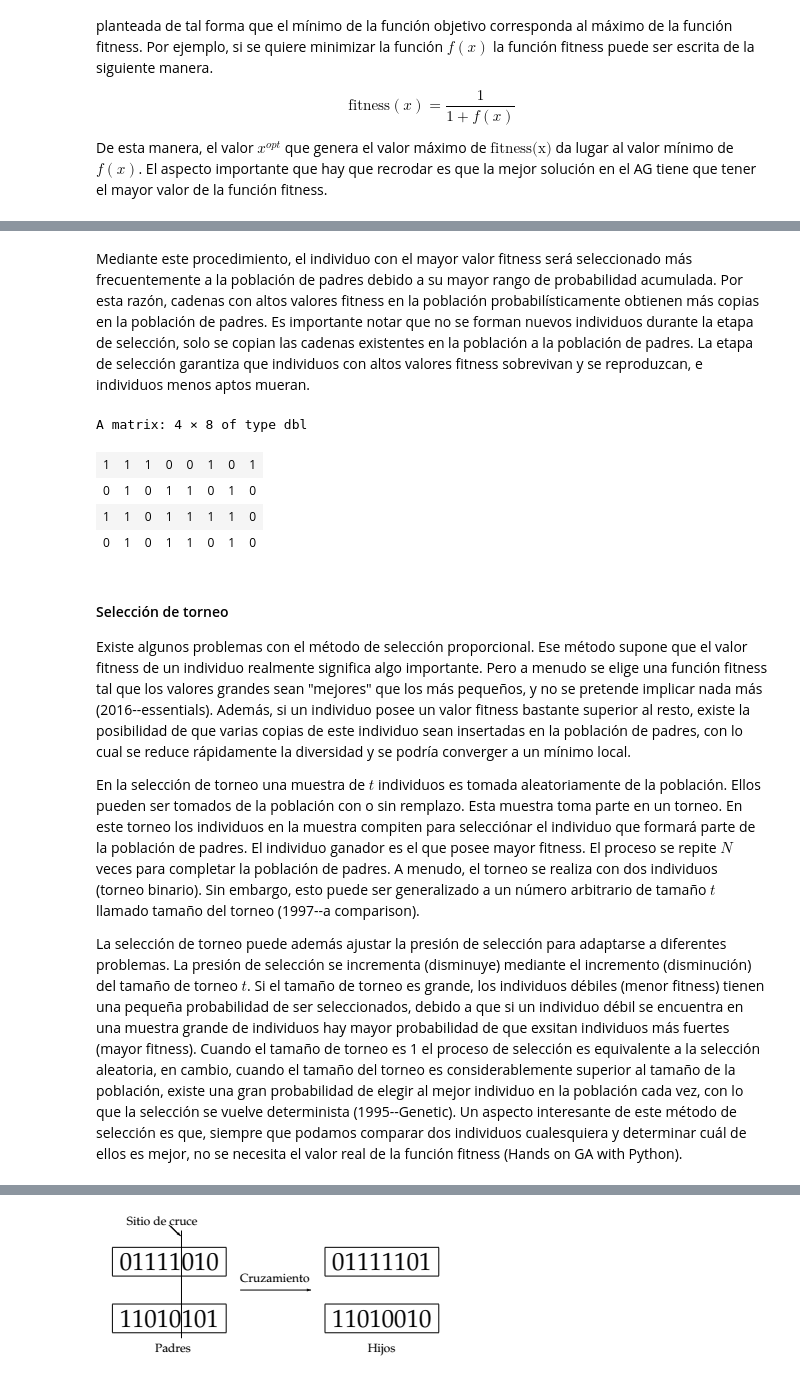
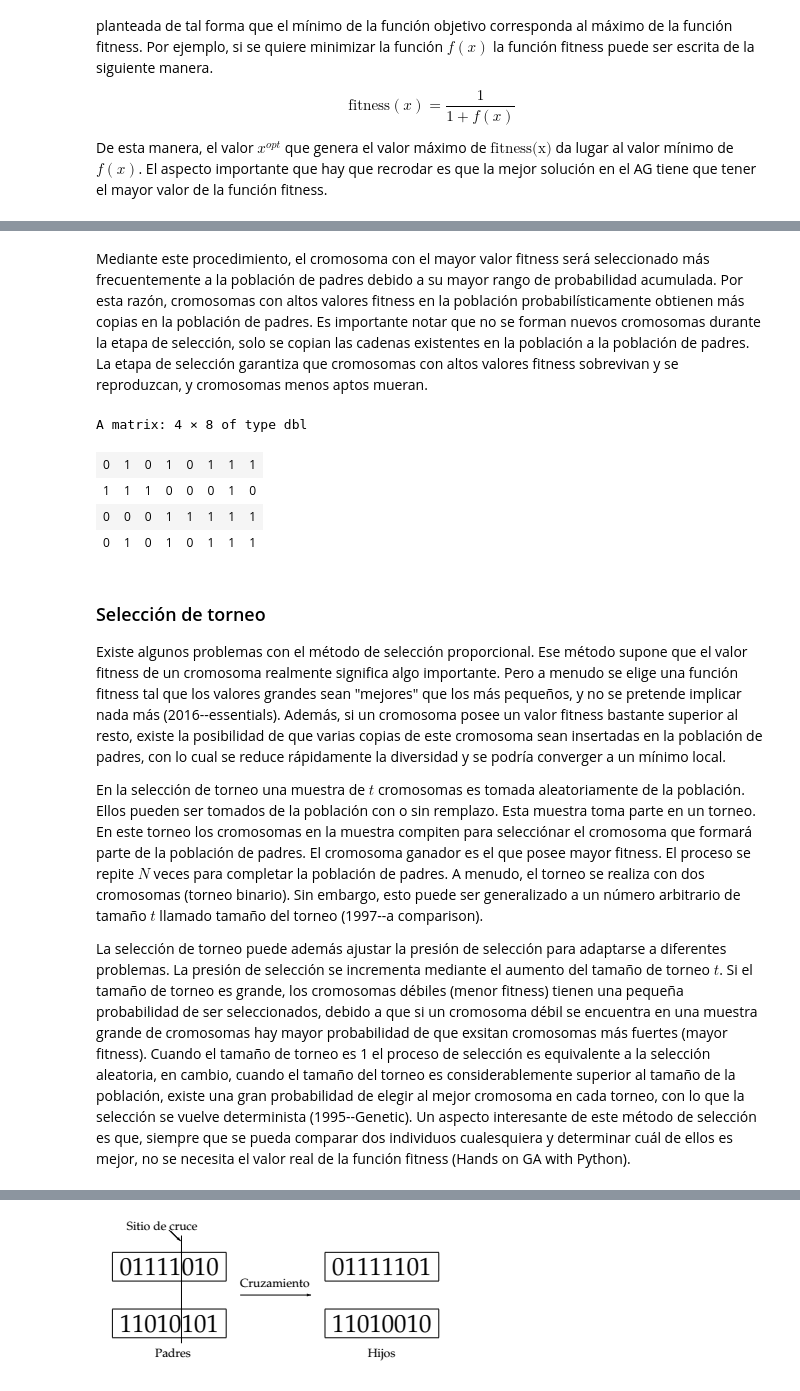
Before and after one commit to JuanM-GG/modelos-tesis, a Jupyter notebook: algoritmos_geneticos.ipynb, the cells around one changed output, grey strips where cells are left out. Cells and saved outputs as stored; diff of their text form; code cells hidden in the pictures.

```diff
--- a/algoritmos_geneticos.ipynb
+++ b/algoritmos_geneticos.ipynb
@@ -172,7 +174,7 @@ crear_poblacion = function(N, bits, pool) {
 }
 # %%
 N = 4
-pop = crear_poblacion(N, bits, pool)
-pop
+poblacion = crear_poblacion(N, bits, pool)
+poblacion
 # %% [output]
 A matrix: 4 × 8 of type dbl
@@ -203,6 +205,6 @@ obtener_fitness = function(pop) {
     return(fitness)
 }
 # %%
-fitness = obtener_fitness(pop)
+fitness = obtener_fitness(poblacion)
 fitness
 # %% [output]
@@ -238,5 +248,5 @@ Figura 2. Esquema de selección proporcional. Cada individuo en la población ti
 # %%
-seleccion_proporcional = function(pop, fitness, N, bits) {
+seleccion_proporcional = function(poblacion, fitness, N, bits) {
     # matriz para guardar los padres
     padres = matrix(nrow = N, ncol = bits)
     # calcular probabilidad
@@ -251,7 +261,7 @@ seleccion_proporcional = function(pop, fitness, N, bits) {
         min = 0
         for (j in 1:length(prob_acum)) {
             if (rand > min & rand < prob_acum[j]) {
-                padres[i,] = pop[j,]
+                padres[i,] = poblacion[j,]
                 break
             }
             min = prob_acum[j]
@@ -272,23 +288,23 @@ Una vez que se han escogido $n$ copias de los individuo en la población $\text{
 # %% [markdown]
-Mediante este procedimiento, el individuo con el mayor valor fitness será seleccionado más frecuentemente a la población de padres debido a su mayor rango de probabilidad acumulada. Por esta razón, cadenas con altos valores fitness en la población probabilísticamente obtienen más copias en la población de padres. Es importante notar que no se forman nuevos individuos durante la etapa de selección, solo se copian las cadenas existentes en la población a la población de padres. La etapa de selección garantiza que individuos con altos valores fitness sobrevivan y se reproduzcan, e individuos menos aptos mueran.
+Mediante este procedimiento, el cromosoma con el mayor valor fitness será seleccionado más frecuentemente a la población de padres debido a su mayor rango de probabilidad acumulada. Por esta razón, cromosomas con altos valores fitness en la población probabilísticamente obtienen más copias en la población de padres. Es importante notar que no se forman nuevos cromosomas durante la etapa de selección, solo se copian las cadenas existentes en la población a la población de padres. La etapa de selección garantiza que cromosomas con altos valores fitness sobrevivan y se reproduzcan, y cromosomas menos aptos mueran.
 # %%
 N = 4
 bits = 8
-seleccion_proporcional(pop, fitness, N, bits)
+seleccion_proporcional(poblacion, fitness, N, bits)
 # %% [output]
 A matrix: 4 × 8 of type dbl
-| 1 | 1 | 1 | 0 | 0 | 1 | 0 | 1 |
-| 0 | 1 | 0 | 1 | 1 | 0 | 1 | 0 |
-| 1 | 1 | 0 | 1 | 1 | 1 | 1 | 0 |
-| 0 | 1 | 0 | 1 | 1 | 0 | 1 | 0 |
+| 0 | 1 | 0 | 1 | 0 | 1 | 1 | 1 |
+| 1 | 1 | 1 | 0 | 0 | 0 | 1 | 0 |
+| 0 | 0 | 0 | 1 | 1 | 1 | 1 | 1 |
+| 0 | 1 | 0 | 1 | 0 | 1 | 1 | 1 |
 # %% [markdown]
-#### Selección de torneo
+### Selección de torneo
 
-Existe algunos problemas con el método de selección proporcional. Ese método supone que el valor fitness de un individuo realmente significa algo importante. Pero a menudo se elige una función fitness tal que los valores grandes sean "mejores" que los más pequeños, y no se pretende implicar nada más (2016--essentials). Además, si un individuo posee un valor fitness bastante superior al resto, existe la posibilidad de que varias copias de este individuo sean insertadas en la población de padres, con lo cual se reduce rápidamente la diversidad  y se podría converger a un mínimo local.
+Existe algunos problemas con el método de selección proporcional. Ese método supone que el valor fitness de un cromosoma realmente significa algo importante. Pero a menudo se elige una función fitness tal que los valores grandes sean "mejores" que los más pequeños, y no se pretende implicar nada más (2016--essentials). Además, si un cromosoma posee un valor fitness bastante superior al resto, existe la posibilidad de que varias copias de este cromosoma sean insertadas en la población de padres, con lo cual se reduce rápidamente la diversidad  y se podría converger a un mínimo local.
 
-En la selección de torneo una muestra de $t$ individuos es tomada aleatoriamente de la población. Ellos pueden ser tomados de la población con o sin remplazo. Esta muestra toma parte en un torneo. En este torneo los individuos en la muestra compiten para selecciónar el individuo que formará parte de la población de padres. El individuo ganador es el que posee mayor fitness. El proceso se repite $N$ veces para completar la población de padres. A menudo, el torneo se realiza con dos individuos (torneo binario). Sin embargo, esto puede ser generalizado a un número arbitrario de tamaño $t$ llamado tamaño del torneo (1997--a comparison).
+En la selección de torneo una muestra de $t$ cromosomas es tomada aleatoriamente de la población. Ellos pueden ser tomados de la población con o sin remplazo. Esta muestra toma parte en un torneo. En este torneo los cromosomas en la muestra compiten para selecciónar el cromosoma que formará parte de la población de padres. El cromosoma ganador es el que posee mayor fitness. El proceso se repite $N$ veces para completar la población de padres. A menudo, el torneo se realiza con dos cromosomas (torneo binario). Sin embargo, esto puede ser generalizado a un número arbitrario de tamaño $t$ llamado tamaño del torneo (1997--a comparison).
 
-La selección de torneo puede además ajustar la presión de selección para adaptarse a diferentes problemas. La presión de selección se incrementa (disminuye) mediante el incremento (disminución) del tamaño de torneo $t$. Si el tamaño de torneo es grande, los individuos débiles (menor fitness) tienen una pequeña probabilidad de ser seleccionados, debido a que si un individuo débil se encuentra en una muestra grande de individuos hay mayor probabilidad de que exsitan individuos más fuertes (mayor fitness).  Cuando el tamaño de torneo es 1 el proceso de selección es equivalente a la selección aleatoria, en cambio, cuando el tamaño del torneo es considerablemente superior al tamaño de la población, existe una gran probabilidad de elegir al mejor individuo en la población cada vez, con lo que la selección se vuelve determinista (1995--Genetic). Un aspecto interesante de este método de selección es que, siempre que podamos comparar dos individuos cualesquiera y determinar cuál de ellos es mejor, no se necesita el valor real de la función fitness (Hands on GA with Python).
+La selección de torneo puede además ajustar la presión de selección para adaptarse a diferentes problemas. La presión de selección se incrementa mediante el aumento del tamaño de torneo $t$. Si el tamaño de torneo es grande, los cromosomas débiles (menor fitness) tienen una pequeña probabilidad de ser seleccionados, debido a que si un cromosoma débil se encuentra en una muestra grande de cromosomas hay mayor probabilidad de que exsitan cromosomas más fuertes (mayor fitness). Cuando el tamaño de torneo es 1 el proceso de selección es equivalente a la selección aleatoria, en cambio, cuando el tamaño del torneo es considerablemente superior al tamaño de la población, existe una gran probabilidad de elegir al mejor cromosoma en cada torneo, con lo que la selección se vuelve determinista (1995--Genetic). Un aspecto interesante de este método de selección es que, siempre que se pueda comparar dos individuos cualesquiera y determinar cuál de ellos es mejor, no se necesita el valor real de la función fitness (Hands on GA with Python).
 # %% [markdown]
 ![image.png](embedded-picture-1)
 # %% [markdown]
```
Also changed, not shown: parts of 65 cells of this notebook.
